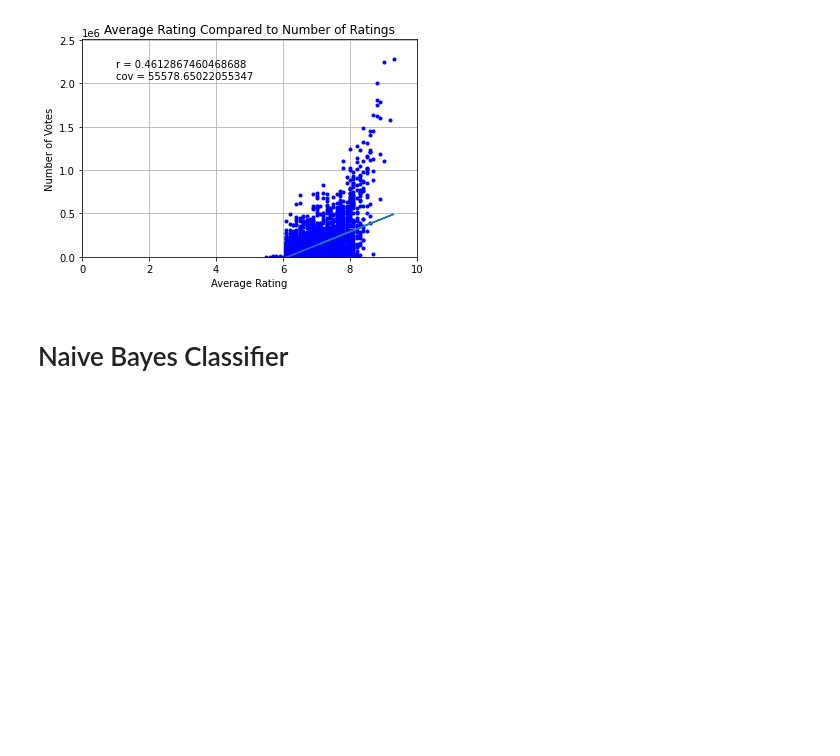
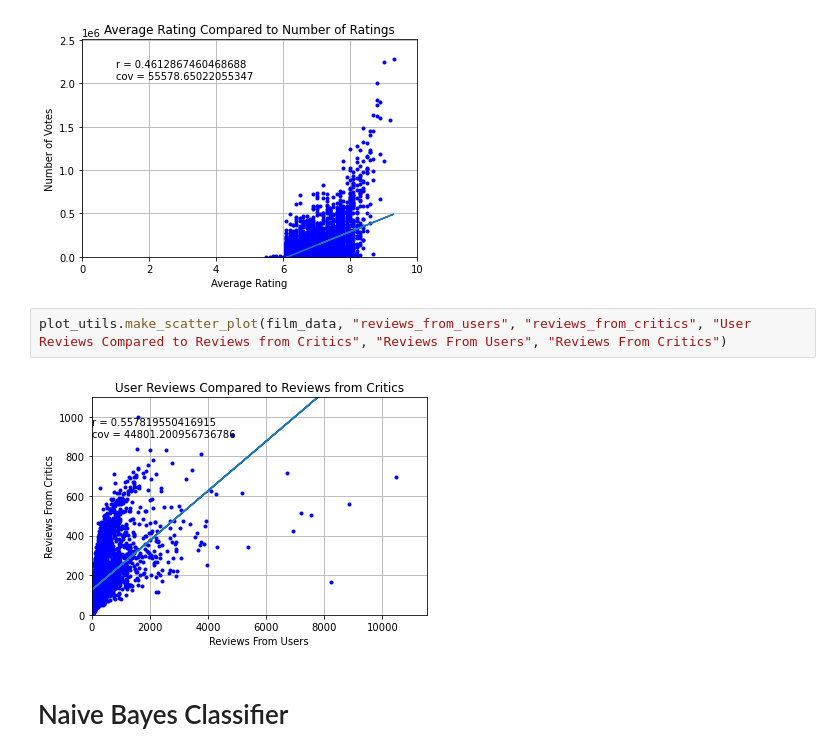
Before and after one commit to hannahnvc/CPSC322-Final-Project, a Jupyter notebook: Final_Movie_Project.ipynb, the cells around one changed output. Drawn from its saved outputs; the diff is of its cells as text; blank space fills up the shorter version.

```diff
--- a/Final_Movie_Project.ipynb
+++ b/Final_Movie_Project.ipynb
@@ -174,6 +210,10 @@ plot_utils.make_bar_graph_with_column(genres, "Frequency of Film Genres", "Genre
 plot_utils.make_scatter_plot(film_data, "avg_vote", "votes", "Average Rating Compared to Number of Ratings", "Average Rating", "Number of Votes")
 # %% [output]
 [figure]
+# %%
+plot_utils.make_scatter_plot(film_data, "reviews_from_users", "reviews_from_critics", "User Reviews Compared to Reviews from Critics", "Reviews From Users", "Reviews From Critics")
+# %% [output]
+[figure, added]
 # %% [markdown]
 # Naive Bayes Classifier
 # %%
```
Also changed, not shown: parts of 10 cells of this notebook, 1 other file.
